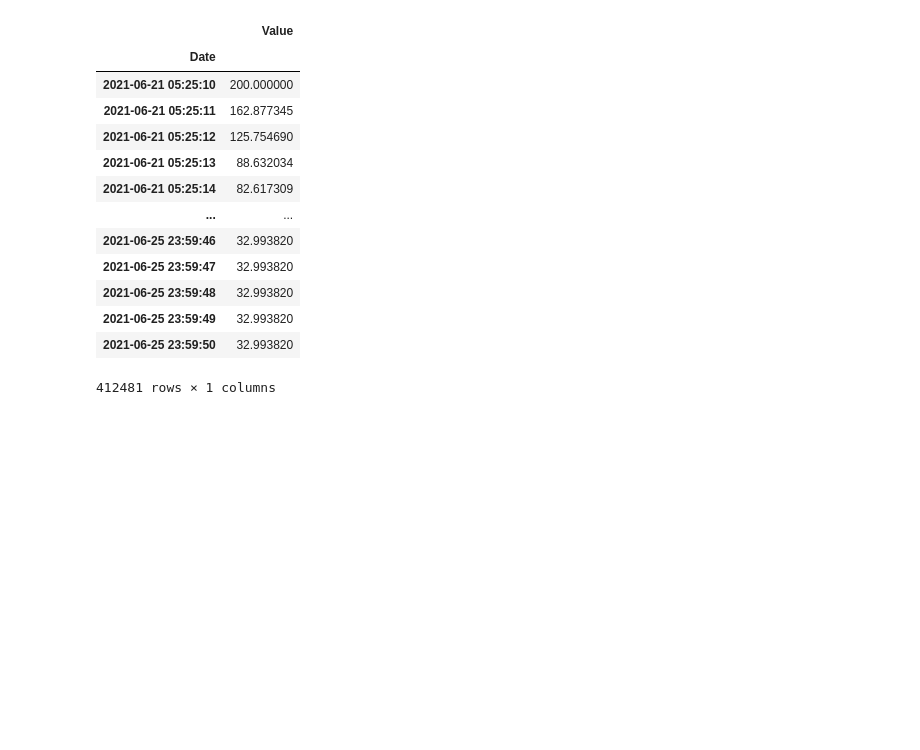
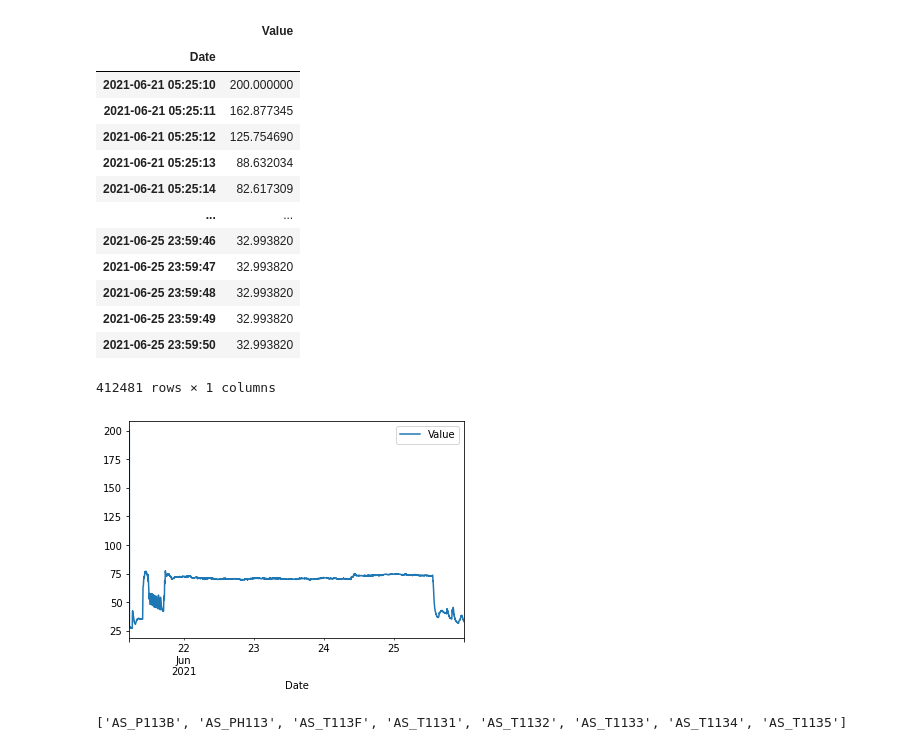
Before and after one commit to sipocz/XLS_Conv, a Jupyter notebook: XLS_converter.ipynb, the cells around one changed output. Drawn from its saved outputs; the diff is of its cells as text; code cells hidden in the pictures; blank space fills up the shorter version.

```diff
--- a/XLS_converter.ipynb
+++ b/XLS_converter.ipynb
@@ -297,3 +288,12 @@ df3
 | 2021-06-25 23:59:49 | 32.993820 |
 | 2021-06-25 23:59:50 | 32.993820 |
 412481 rows × 1 columns
+# %%
+df3.plot();
+# %% [output]
+[figure, added]
+# %%
+tabs = pd.ExcelFile(fname).sheet_names
+print(tabs)
+# %% [output]
+['AS_P113B', 'AS_PH113', 'AS_T113F', 'AS_T1131', 'AS_T1132', 'AS_T1133', 'AS_T1134', 'AS_T1135']
```
Also changed, not shown: parts of 10 cells of this notebook.
